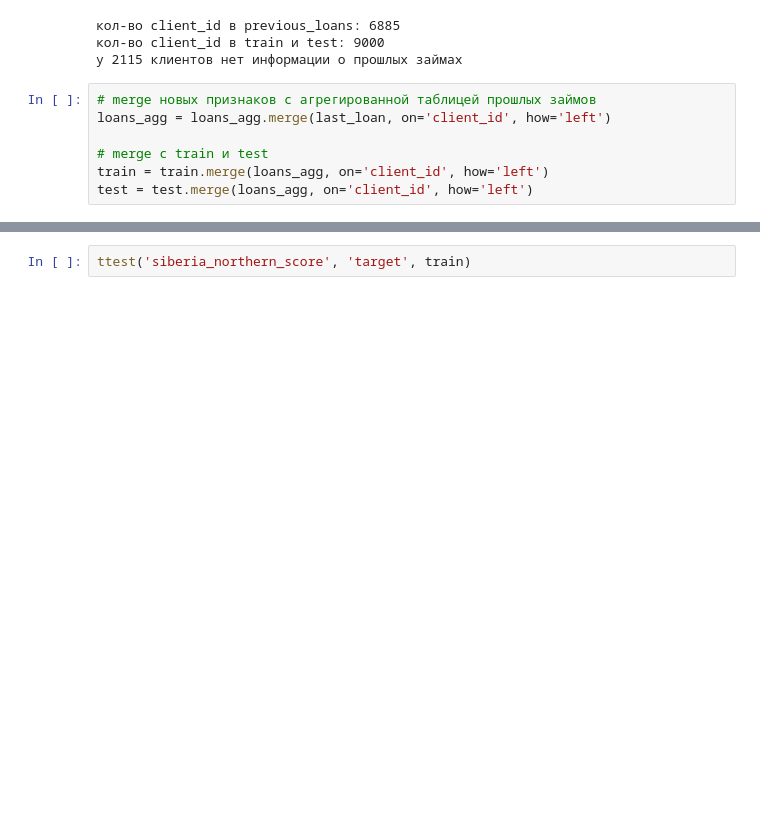
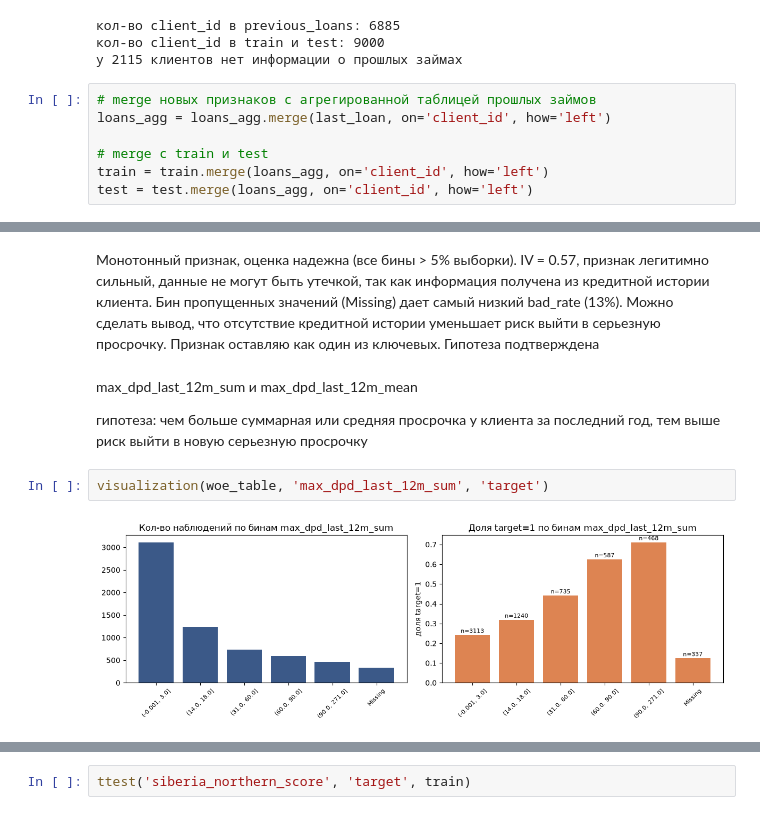
Before and after one commit to Polemarh/credit_scoring_ml, a Jupyter notebook: simple_baseline.ipynb, the cells around one changed output, grey strips where cells are left out. Drawn from its saved outputs; the diff is of its cells as text; blank space fills up the shorter version.

```diff
--- a/simple_baseline.ipynb
+++ b/simple_baseline.ipynb
@@ -705,0 +708,10 @@ visualization(train, 'siberia_northern_score_group', 'target')
+# %% [markdown]
+Монотонный признак, оценка надежна (все бины > 5% выборки). IV = 0.57, признак легитимно сильный, данные не могут быть утечкой, так как информация получена из кредитной истории клиента. Бин пропущенных значений (Missing) дает самый низкий bad_rate (13%). Можно сделать вывод, что отсутствие кредитной истории уменьшает риск выйти в серьезную просрочку. Признак оставляю как один из ключевых. Гипотеза подтверждена
+# %% [markdown]
+max_dpd_last_12m_sum и max_dpd_last_12m_mean
+
+гипотеза: чем больше суммарная или средняя просрочка у клиента за последний год, тем выше риск выйти в новую серьезную просрочку
+# %%
+visualization(woe_table, 'max_dpd_last_12m_sum', 'target')
+# %% [output]
+[figure, added]
```
Also changed, not shown: parts of 157 cells of this notebook.
